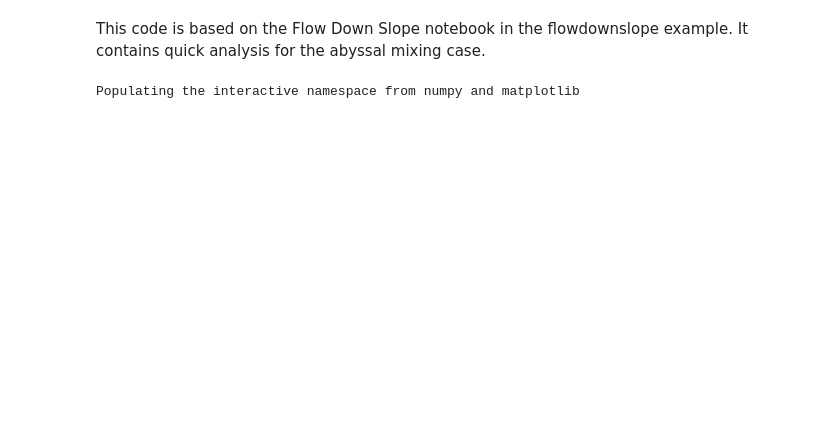
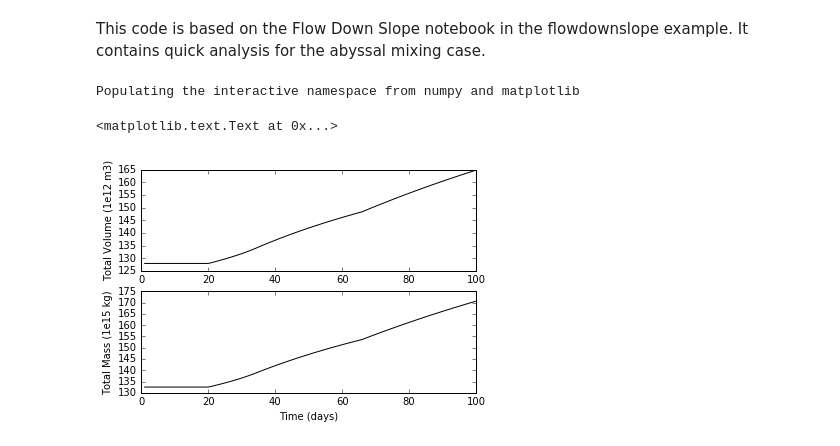
Before and after one commit to rmholmes/MOM6-examples, a Jupyter notebook: ocean_only/abmix2d/Abyssal Mixing Quick Analysis.ipynb, the cells around one changed output. Drawn from its saved outputs; the diff is of its cells as text; code cells hidden in the pictures; blank space fills up the shorter version.

```diff
--- a/ocean_only/abmix2d/Abyssal Mixing Quick Analysis.ipynb
+++ b/ocean_only/abmix2d/Abyssal Mixing Quick Analysis.ipynb
@@ -14,3 +14,25 @@ import sys
 sys.path.append('../../tools/analysis/')
 # m6toolbox is a python package that has a function that helps visualize vertical sections
 import m6toolbox
+# %%
+# Open the output:
+fname = scipy.io.netcdf_file('prog.nc')
+gname = scipy.io.netcdf_file('ocean_geometry.nc')
+
+#Calculate total mass and volume:
+zl = fname.variables['zl'][:]
+h = fname.variables['h'][:,:,:,0]
+A = gname.variables['Ah'][:]
+volume = np.sum(np.dot(h,A[:,0]),axis=1)*len(A[0,:])
+mass   = np.dot(np.dot(h,A[:,0]),zl)*len(A[0,:])
+time = fname.variables['Time'][:]
+plt.subplot(2,1,1)
+plt.plot(time,volume/1e12,'-k')
+plt.ylabel('Total Volume (1e12 m3)')
+plt.subplot(2,1,2)
+plt.plot(time,mass/1e15,'-k')
+plt.ylabel('Total Mass (1e15 kg)')
+plt.xlabel('Time (days)')
+# %% [output]
+<matplotlib.text.Text at 0x...>
+[figure, added]
```
Also changed, not shown: parts of 8 cells of this notebook, 4 other files.
